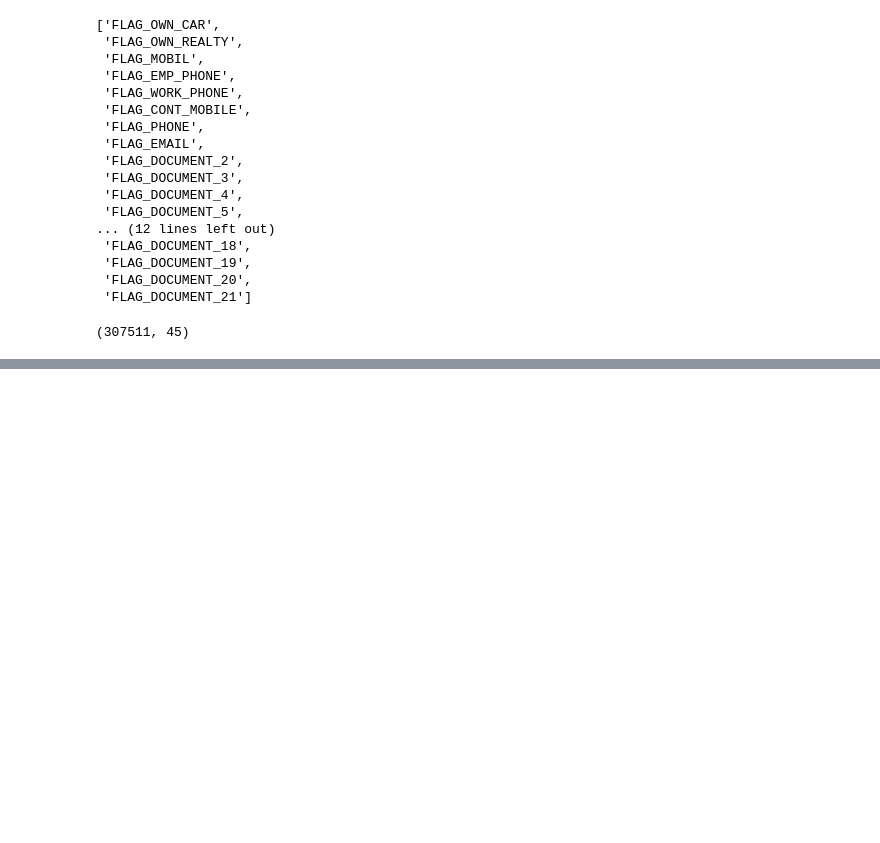
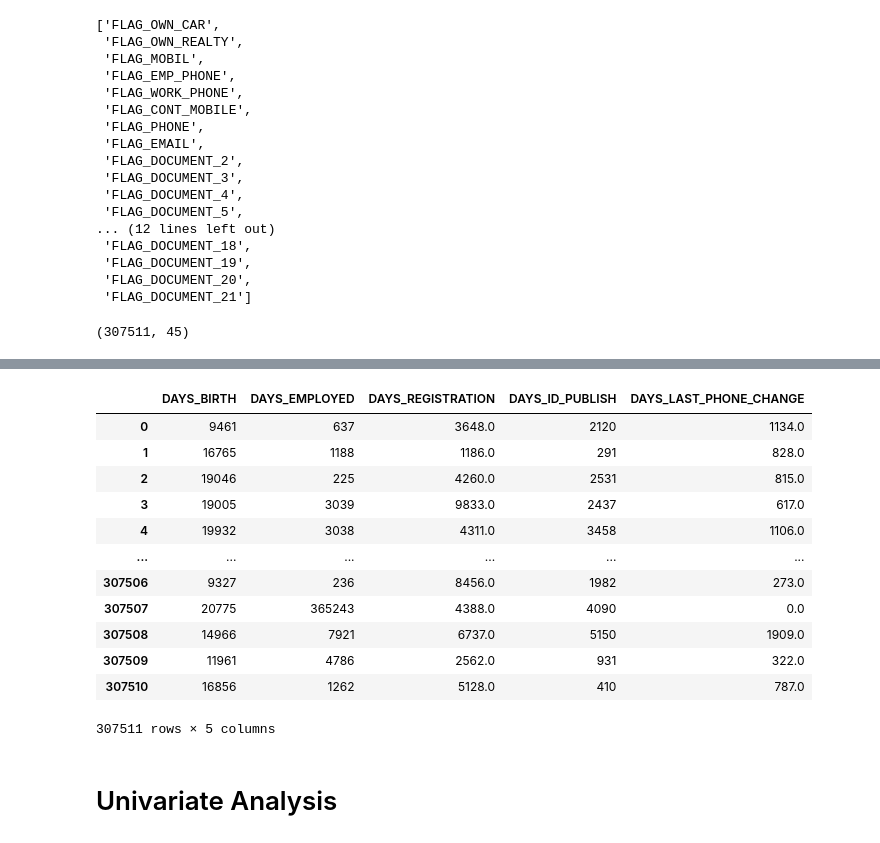
Before and after one commit to PunamBhatia/LogicMojo-AI-ML-April26-Punam, a Jupyter notebook: EDA Assignment - Logic Mojo/Credit_EDA_assignment_solution.ipynb, the cells around one changed output, grey strips where cells are left out. Saved outputs shown, nothing was run; the diff lists cells and outputs as text; code cells hidden in the pictures; blank space fills up the shorter version.

```diff
--- a/EDA Assignment - Logic Mojo/Credit_EDA_assignment_solution.ipynb
+++ b/EDA Assignment - Logic Mojo/Credit_EDA_assignment_solution.ipynb
@@ -371,3 +375,13 @@ df.shape
  'FLAG_DOCUMENT_20',
  'FLAG_DOCUMENT_21']
 (307511, 45)
+# %%
+display(df.info())
+display(df['AMT_INCOME_TOTAL'].isnull().sum())
+display(df['AMT_CREDIT'].isnull().sum())
+display(df['AMT_ANNUITY'].isnull().sum()) #12 null values
+display(df['AMT_GOODS_PRICE'].isnull().sum()) #278 null values
+
+#Impute Missing values for AMT_ANNUITY & AMT_GOODS_PRICE
+df.AMT_ANNUITY.fillna(df.AMT_ANNUITY.median(), inplace=True)
+df.AMT_GOODS_PRICE.fillna(df.AMT_GOODS_PRICE.median(), inplace=True)
@@ -373,0 +411,20 @@ df.shape
+# %%
+# now check for days columns
+df[df.columns[df.columns.str.startswith('DAYS')]]
+#convert to absolute values
+df[df.columns[df.columns.str.startswith('DAYS')]] = df[df.columns[df.columns.str.startswith('DAYS')]].abs()
+df[df.columns[df.columns.str.startswith('DAYS')]]
+# %% [output]
+|  | DAYS_BIRTH | DAYS_EMPLOYED | DAYS_REGISTRATION | DAYS_ID_PUBLISH | DAYS_LAST_PHONE_CHANGE |
+| 0 | 9461 | 637 | 3648.0 | 2120 | 1134.0 |
+| 1 | 16765 | 1188 | 1186.0 | 291 | 828.0 |
+| 2 | 19046 | 225 | 4260.0 | 2531 | 815.0 |
+| 3 | 19005 | 3039 | 9833.0 | 2437 | 617.0 |
+| 4 | 19932 | 3038 | 4311.0 | 3458 | 1106.0 |
+| ... | ... | ... | ... | ... | ... |
+| 307506 | 9327 | 236 | 8456.0 | 1982 | 273.0 |
+| 307507 | 20775 | 365243 | 4388.0 | 4090 | 0.0 |
+| 307508 | 14966 | 7921 | 6737.0 | 5150 | 1909.0 |
+| 307509 | 11961 | 4786 | 2562.0 | 931 | 322.0 |
+| 307510 | 16856 | 1262 | 5128.0 | 410 | 787.0 |
+307511 rows × 5 columns
@@ -374,3 +436,5 @@ df.shape
+# %% [markdown]
+# Univariate Analysis
 # %%
 ### build understanding of the fields and use business sense to analyse which fileds are just noise 9 additional/ extra) and might not help in the analysis
 ### remove them if you feel it wont be useful
```
Also changed, not shown: parts of 4 cells of this notebook.
